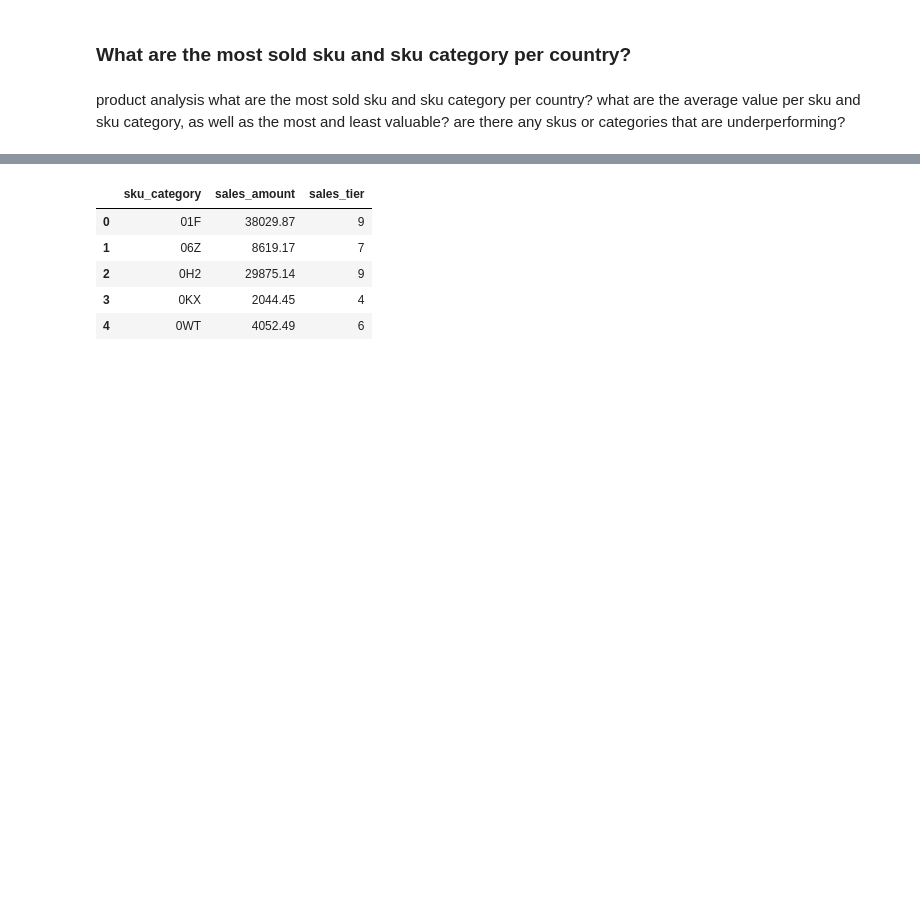
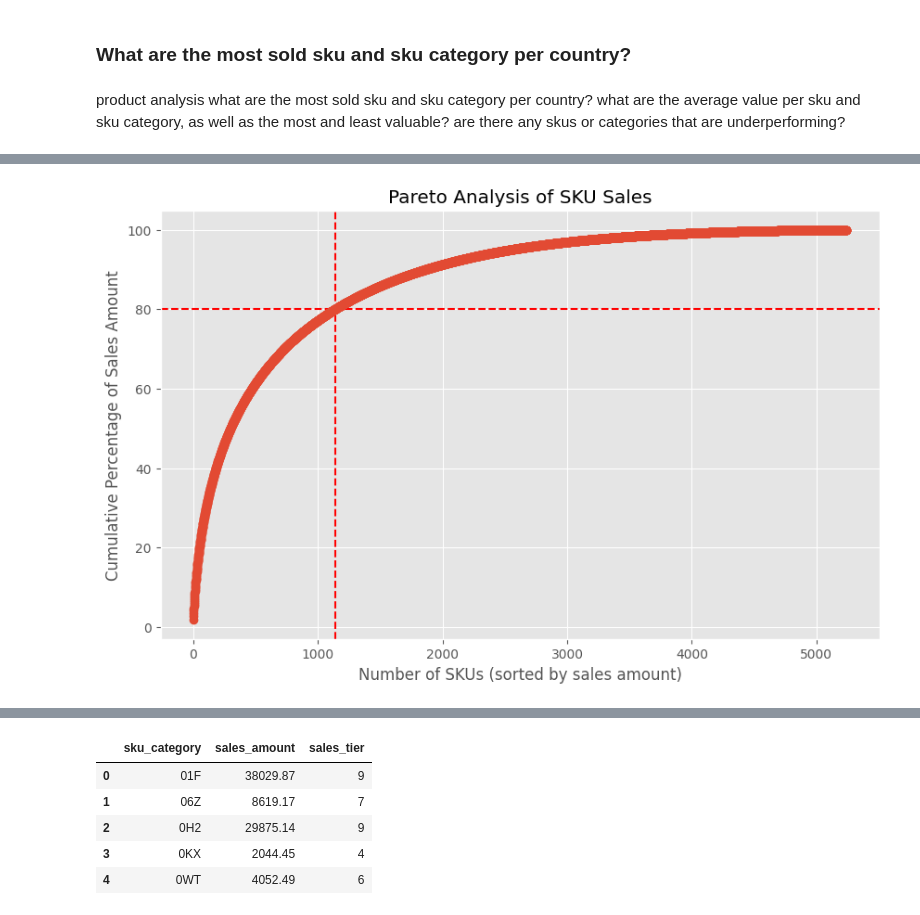
Before and after one commit to jtprado/capstone, a Jupyter notebook: eda.ipynb, the cells around one changed output, grey strips where cells are left out. Drawn from its saved outputs; the diff is of its cells as text; code cells hidden in the pictures; blank space fills up the shorter version.

```diff
--- a/eda.ipynb
+++ b/eda.ipynb
@@ -604,0 +677,19 @@ sku_cat_agg.sort_values(by='sales_amount', ascending=False).head(5)
+# %%
+# Step 1: Calculate total sales amount for each SKU
+sku_sales = rfm_merged_df.groupby('sku')['sales_amount'].sum().sort_values(ascending=False)
+
+# Step 2: Calculate cumulative percentage of total sales amount
+cumulative_sales_percentage = (sku_sales.cumsum() / sku_sales.sum()) * 100
+
+# Step 3: Plot the cumulative percentage against sorted SKUs
+plt.figure(figsize=(10, 6))
+plt.axhline(y=80, color='r', linestyle='--', label='80% Threshold')
+plt.axvline(x=cumulative_sales_percentage[cumulative_sales_percentage <= 80].count() + 1, color='r', linestyle='--')
+plt.plot(range(1, len(sku_sales) + 1), cumulative_sales_percentage.values, marker='o', linestyle='-')
+plt.title('Pareto Analysis of SKU Sales')
+plt.xlabel('Number of SKUs (sorted by sales amount)')
+plt.ylabel('Cumulative Percentage of Sales Amount')
+plt.grid(True)
+plt.show()
+# %% [output]
+[figure, added]
```
Also changed, not shown: parts of 45 cells of this notebook, 5 other files.
